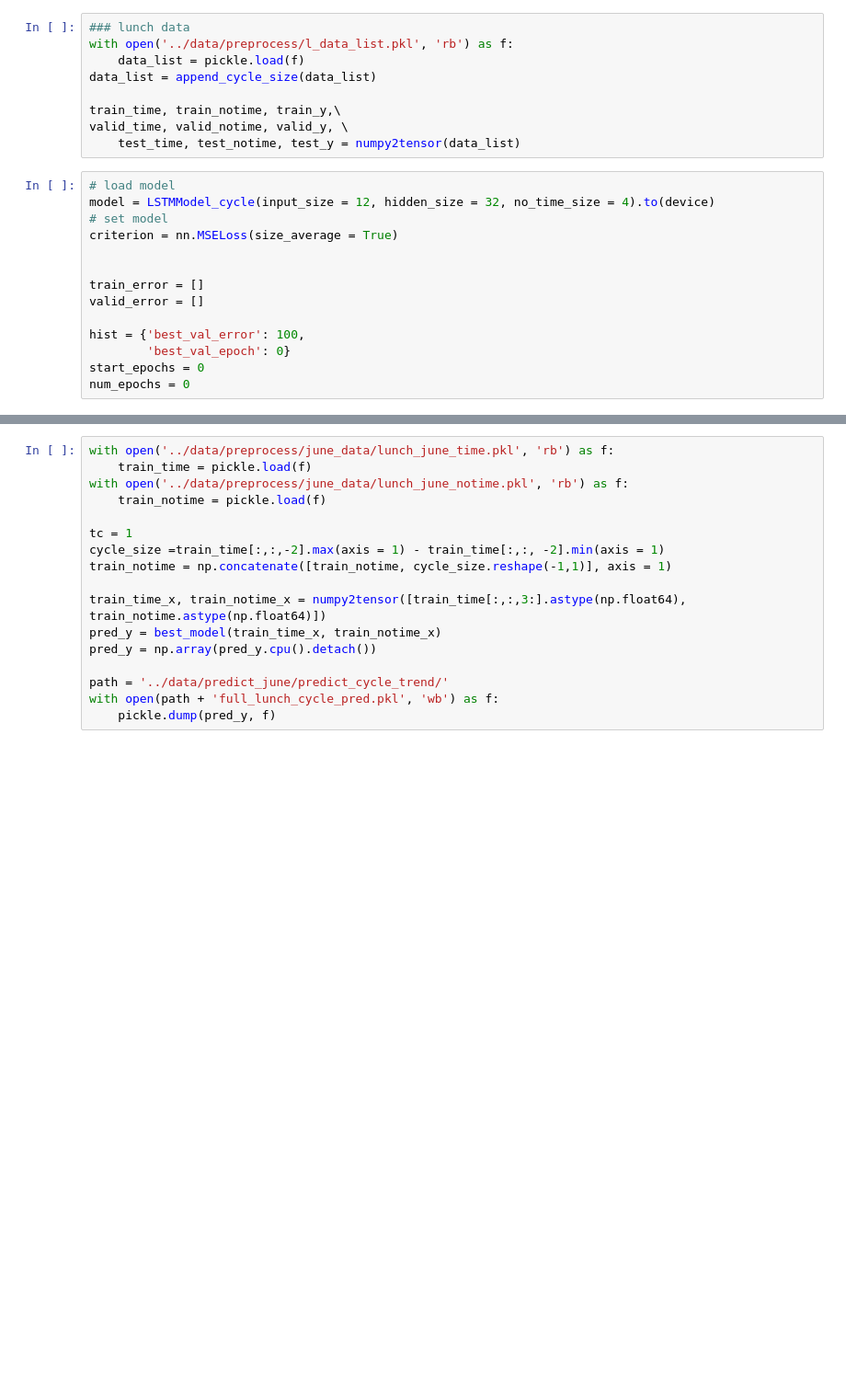
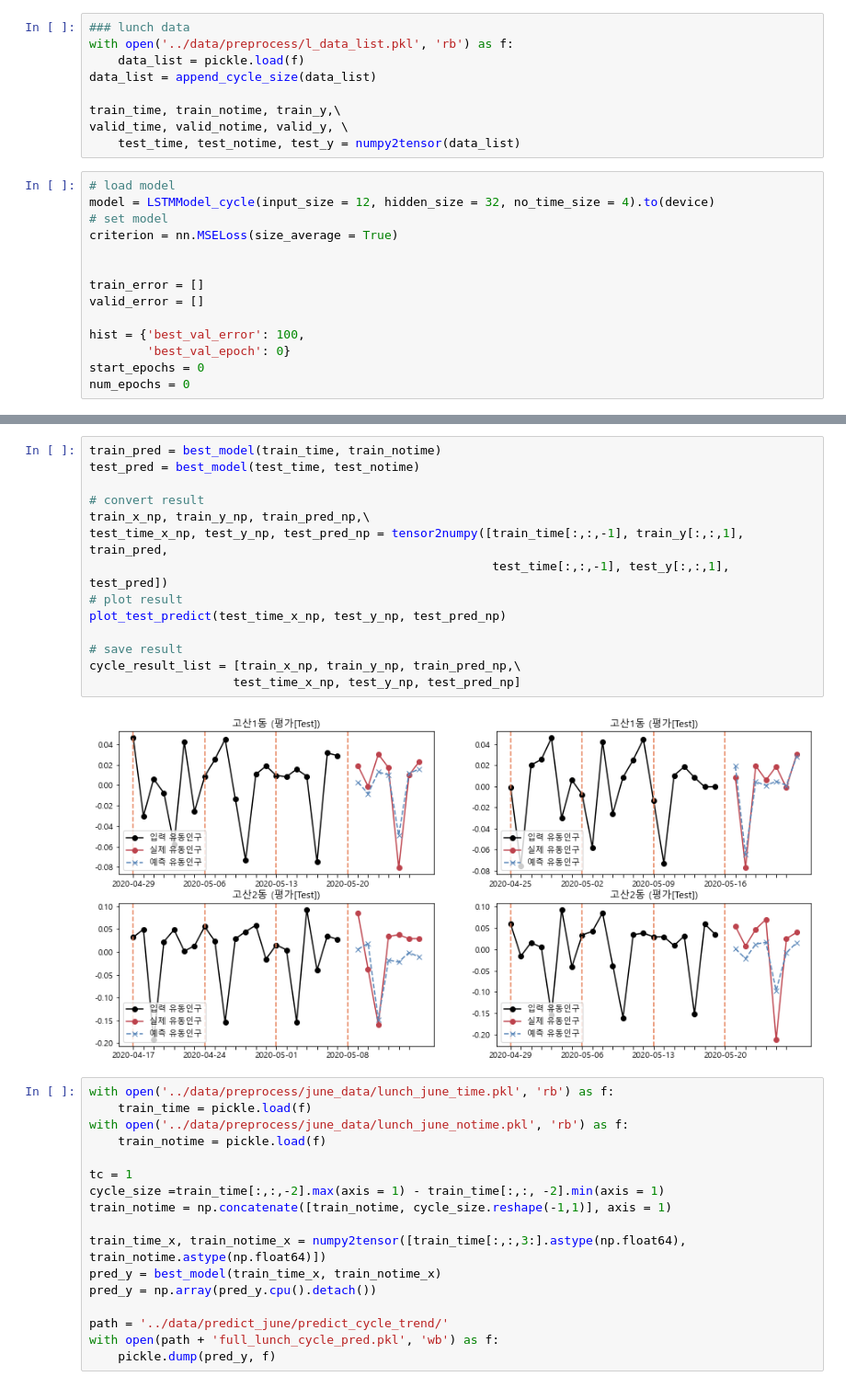
Before and after one commit to deagwon97/fp-ts, a Jupyter notebook: train_lunch/lunch_train_cycle.ipynb, the cells around one changed output, grey strips where cells are left out. Shown at 92% size. Drawn from its saved outputs; the diff is of its cells as text; blank space fills up the shorter version.

```diff
--- a/train_lunch/lunch_train_cycle.ipynb
+++ b/train_lunch/lunch_train_cycle.ipynb
@@ -158,3 +189,19 @@ random normal error :  1.019575
+# %%
+train_pred = best_model(train_time, train_notime)
+test_pred = best_model(test_time, test_notime)
+
+# convert result
+train_x_np, train_y_np, train_pred_np,\
+test_time_x_np, test_y_np, test_pred_np = tensor2numpy([train_time[:,:,-1], train_y[:,:,1], train_pred,
+                                                        test_time[:,:,-1], test_y[:,:,1], test_pred])
+# plot result
+plot_test_predict(test_time_x_np, test_y_np, test_pred_np)
+
+# save result
+cycle_result_list = [train_x_np, train_y_np, train_pred_np,\
+                    test_time_x_np, test_y_np, test_pred_np]
+# %% [output]
+[figure, added]
 # %%
 with open('../data/preprocess/june_data/lunch_june_time.pkl', 'rb') as f:
     train_time = pickle.load(f)
```
Also changed, not shown: parts of 6 cells of this notebook, 19 other files.
